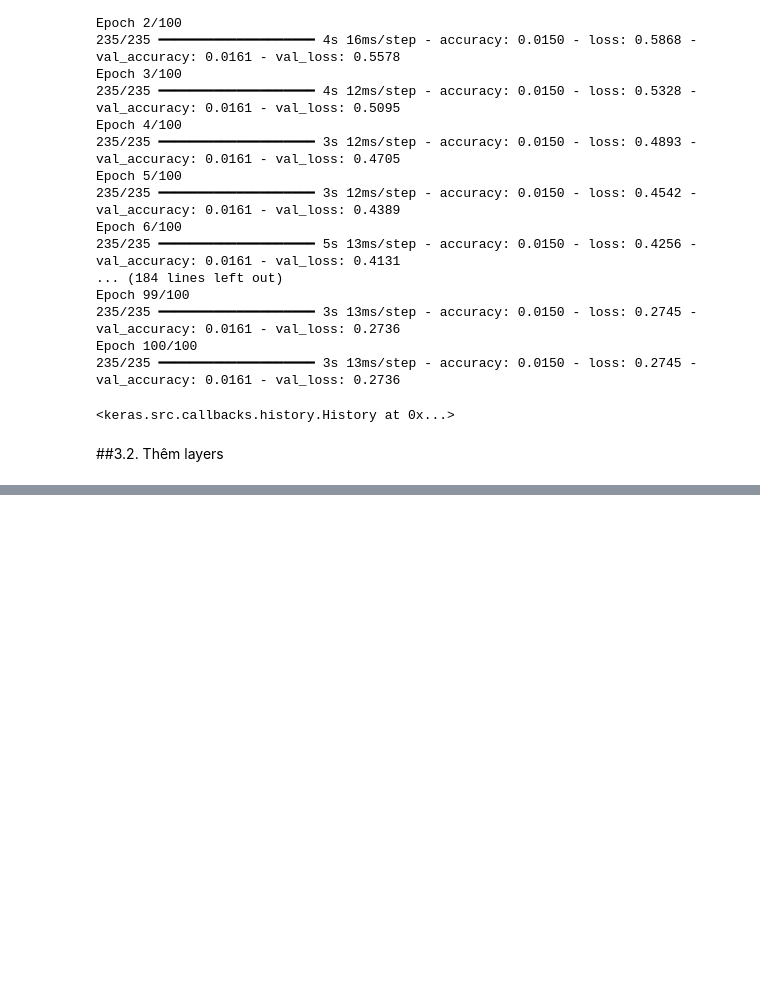
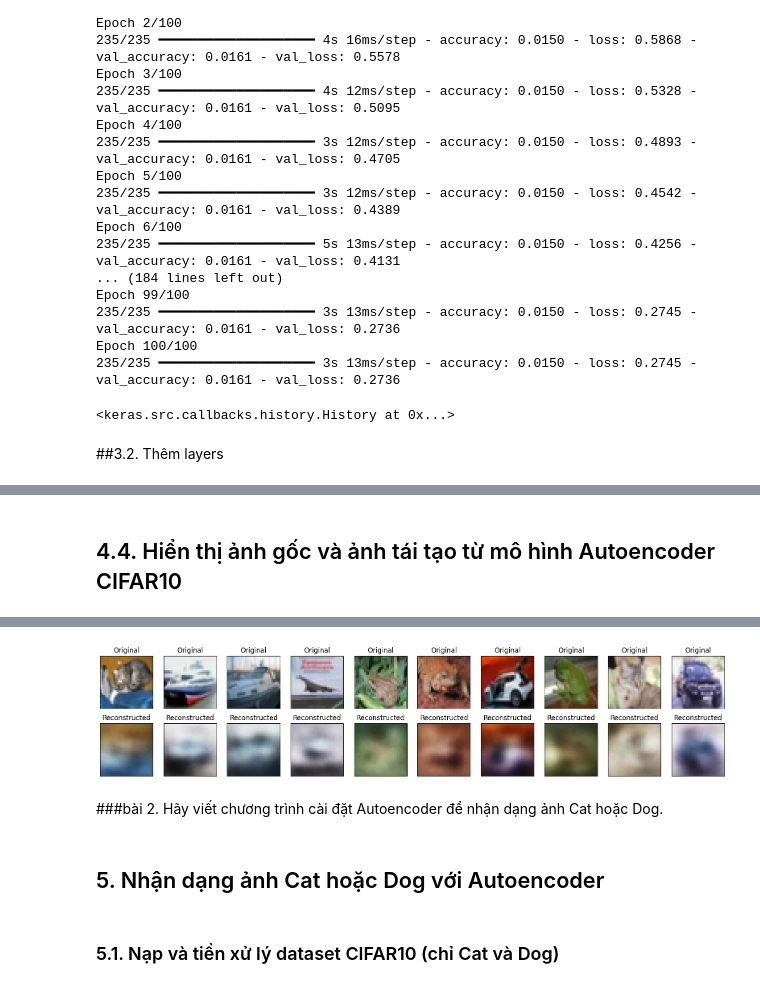
Before and after one commit to DinhThanh-Dat/ThucHanhDeepLearning, a Jupyter notebook: Baitaptuan4.ipynb, the cells around one changed output, grey strips where cells are left out. Cells and saved outputs as stored; diff of their text form; code cells hidden in the pictures; blank space fills up the shorter version.

```diff
--- a/Baitaptuan4.ipynb
+++ b/Baitaptuan4.ipynb
@@ -174,0 +233,17 @@ decoder = keras.Model(encoded_input, decoder_layer(encoded_input))
+# %%
+from keras.datasets import cifar10
+import numpy as np
+
+# Tải bộ dữ liệu CIFAR10 và chia thành tập huấn luyện và tập kiểm tra
+(x_train_cifar, _), (x_test_cifar, _) = cifar10.load_data()
+
+# Chuẩn hóa dữ liệu ảnh: Ép kiểu sang số thực float32 và chia cho 255.0 để đưa dải pixel từ [0, 255] về đoạn [0, 1]
+x_train_cifar = x_train_cifar.astype('float32') / 255.0
+x_test_cifar = x_test_cifar.astype('float32') / 255.0
+
+# Duỗi phẳng (reshape) ma trận ảnh ba chiều (32x32x3) thành một mảng phẳng một chiều gồm 3072 phần tử
+x_train_cifar = x_train_cifar.reshape((len(x_train_cifar), np.prod(x_train_cifar.shape[1:])))
+x_test_cifar = x_test_cifar.reshape((len(x_test_cifar), np.prod(x_test_cifar.shape[1:])))
+
+print(x_train_cifar.shape)
+print(x_test_cifar.shape)
@@ -174,0 +284,3 @@ decoder = keras.Model(encoded_input, decoder_layer(encoded_input))
+# %%
+autoencoder_cifar.compile(optimizer='adam', loss='binary_crossentropy', metrics=['accuracy'])
+autoencoder_cifar.fit(x_train_cifar, x_train_cifar, epochs=50, batch_size=256, verbose=1, shuffle=True, validation_data=(x_test_cifar, x_test_cifar))
@@ -174,0 +306,29 @@ decoder = keras.Model(encoded_input, decoder_layer(encoded_input))
+# %% [markdown]
+## 4.4. Hiển thị ảnh gốc và ảnh tái tạo từ mô hình Autoencoder CIFAR10
+# %%
+import matplotlib.pyplot as plt
+
+# Sử dụng mô hình encoder để nén toàn bộ tập ảnh x_test_cifar
+encoded_imgs_cifar = encoder_cifar.predict(x_test_cifar)
+# Sử dụng mô hình decoder để giải nén từ không gian ẩn về lại ảnh gốc
+decoded_imgs_cifar = decoder_cifar.predict(encoded_imgs_cifar)
+
+n = 10  # Số lượng hình ảnh muốn hiển thị
+
+plt.figure(figsize=(20, 4))
+for i in range(n):
+    # Hiển thị ảnh gốc
+    ax = plt.subplot(2, n, i + 1)
+    plt.imshow(x_test_cifar[i].reshape(32, 32, 3))
+    plt.title("Original")
+    ax.get_xaxis().set_visible(False)
+    ax.get_yaxis().set_visible(False)
+
+    # Hiển thị ảnh sau khi dự báo tái tạo
+    ax = plt.subplot(2, n, i + 1 + n)
+    plt.imshow(decoded_imgs_cifar[i].reshape(32, 32, 3))
+    plt.title("Reconstructed")
+    ax.get_xaxis().set_visible(False)
+    ax.get_yaxis().set_visible(False)
+plt.show()
+# %% [output]
@@ -174,0 +337,7 @@ decoder = keras.Model(encoded_input, decoder_layer(encoded_input))
+[figure, added]
+# %% [markdown]
+###bài 2. Hãy viết chương trình cài đặt Autoencoder để nhận dạng ảnh Cat hoặc Dog.
+# %% [markdown]
+## 5. Nhận dạng ảnh Cat hoặc Dog với Autoencoder
+# %% [markdown]
+### 5.1. Nạp và tiền xử lý dataset CIFAR10 (chỉ Cat và Dog)
```
Also changed, not shown: parts of 28 cells of this notebook.
